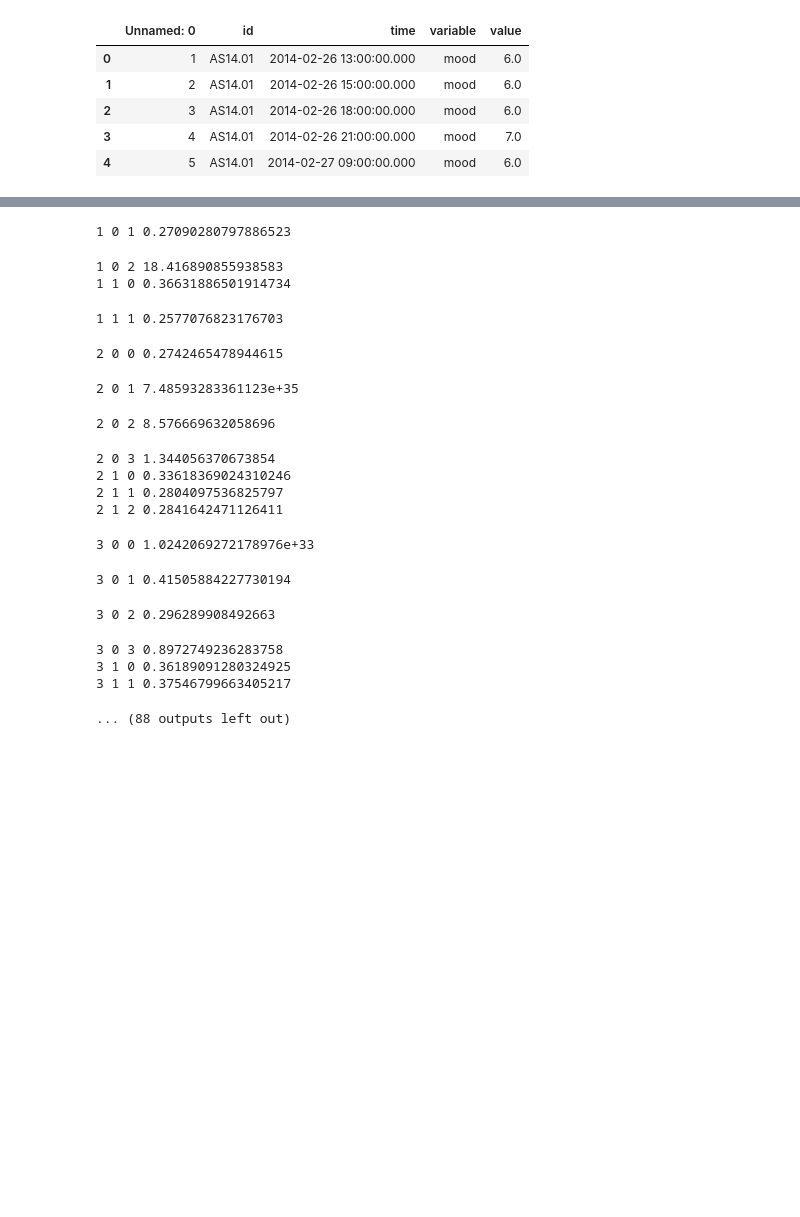
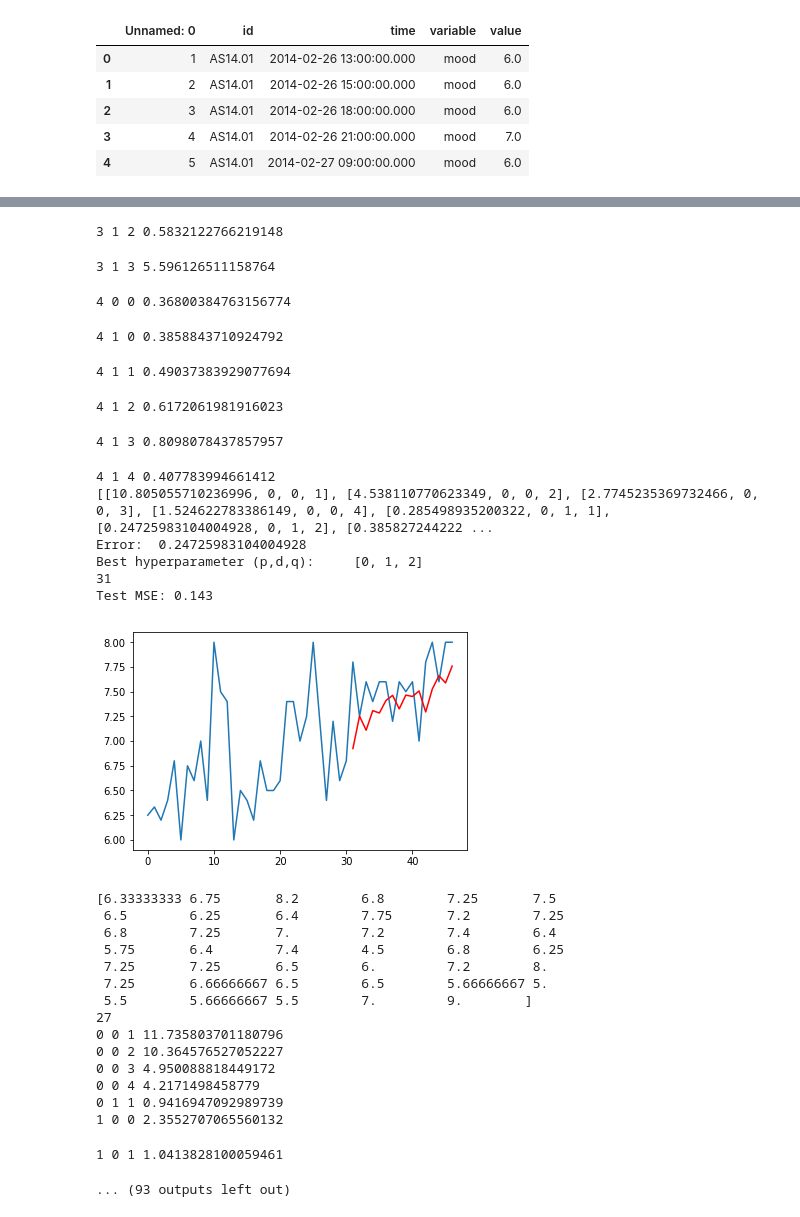
Before and after one commit to Dennis-Dekker/Data_mining, a Jupyter notebook: AMIRA_predictor.ipynb, the cells around one changed output, grey strips where cells are left out. Saved outputs shown, nothing was run; the diff lists cells and outputs as text; code cells hidden in the pictures; blank space fills up the shorter version.

```diff
--- a/AMIRA_predictor.ipynb
+++ b/AMIRA_predictor.ipynb
@@ -88,7 +97,7 @@ for id in ids:
                     history = [x for x in train_val]
                     for t in range(len(val)):
                         model = ARIMA(history, order=(p,d,q))
-                        model_fit = model.fit(disp=-1, transparams=False)
+                        model_fit = model.fit(disp=-1, transparams=False, trend = "nc")
                         output = model_fit.forecast()
                         yhat = output[0]
                         predictions.append(yhat)
@@ -113,12 +122,14 @@ for id in ids:
     history = [x for x in train_val]
     print(len(history))
 
+    error = 1000
+    performance = 1000
     predictions = list()
     try:
         for c in range(len(test)):
             #order=(p,d,q)
             model = ARIMA(history, order=(best_hyperparameter[1], best_hyperparameter[2], best_hyperparameter[3]))
-            model_fit = model.fit(disp=-1,transparams=False)
+            model_fit = model.fit(disp=-1,transparams=False, trend = "nc")
             output = model_fit.forecast()
             yhat = output[0]
             predictions.append(yhat)
@@ -126,12 +137,20 @@ for id in ids:
             history.append(obs)
             #print('predicted=%f, expected=%f' % (yhat, obs))
         error = mean_squared_error(test, predictions)
+        performance = performance_cal(test, predictions)
     except:
+        error = 1000
+        performance = 1000
         pass
 #     plt.plot(test, predictions)
 #     plt.show()
     print('Test MSE: %.3f' % error)
-    error_ids.append([id,error, best_hyperparameter[0], best_hyperparameter[1], best_hyperparameter[2], best_hyperparameter[3]])
+    error_ids.append([id,error,performance, best_hyperparameter[0], best_hyperparameter[1], best_hyperparameter[2], best_hyperparameter[3]])
+
+    plt.plot(range(len(X)),X)
+    plt.plot(range(len(X)-len(predictions), len(X)),predictions, color = "red")
+    plt.show()
+
 print(error_ids)
 # %% [output]
 [6.25       6.33333333        nan        nan        nan        nan
@@ -154,18 +173,30 @@ print(error_ids)
-1 0 1 0.27090280797886523
+3 1 2 0.5832122766219148
-1 0 2 18.416890855938583
-1 1 0 0.36631886501914734
+3 1 3 5.596126511158764
-1 1 1 0.2577076823176703
+4 0 0 0.36800384763156774
-2 0 0 0.2742465478944615
+4 1 0 0.3858843710924792
-2 0 1 7.48593283361123e+35
+4 1 1 0.49037383929077694
-2 0 2 8.576669632058696
+4 1 2 0.6172061981916023
-2 0 3 1.344056370673854
-2 1 0 0.33618369024310246
-2 1 1 0.2804097536825797
-2 1 2 0.2841642471126411
+4 1 3 0.8098078437857957
-3 0 0 1.0242069272178976e+33
+4 1 4 0.407783994661412
+[[10.805055710236996, 0, 0, 1], [4.538110770623349, 0, 0, 2], [2.7745235369732466, 0, 0, 3], [1.524622783386149, 0, 0, 4], [0.285498935200322, 0, 1, 1], [0.24725983104004928, 0, 1, 2], [0.385827244222 ...
+Error:  0.24725983104004928
+Best hyperparameter (p,d,q):     [0, 1, 2]
+31
+Test MSE: 0.143
+[figure, added]
-3 0 1 0.41505884227730194
+[6.33333333 6.75       8.2        6.8        7.25       7.5
+ 6.5        6.25       6.4        7.75       7.2        7.25
+ 6.8        7.25       7.         7.2        7.4        6.4
+ 5.75       6.4        7.4        4.5        6.8        6.25
+ 7.25       7.25       6.5        6.         7.2        8.
+ 7.25       6.66666667 6.5        6.5        5.66666667 5.
+ 5.5        5.66666667 5.5        7.         9.        ]
+27
+0 0 1 11.735803701180796
+0 0 2 10.364576527052227
+0 0 3 4.950088818449172
+0 0 4 4.2171498458779
+0 1 1 0.9416947092989739
+1 0 0 2.3552707065560132
-3 0 2 0.296289908492663
+1 0 1 1.0413828100059461
-3 0 3 0.8972749236283758
-3 1 0 0.36189091280324925
-3 1 1 0.37546799663405217
+... (93 outputs left out)
-... (88 outputs left out)
```
Also changed, not shown: parts of 10 cells of this notebook.
